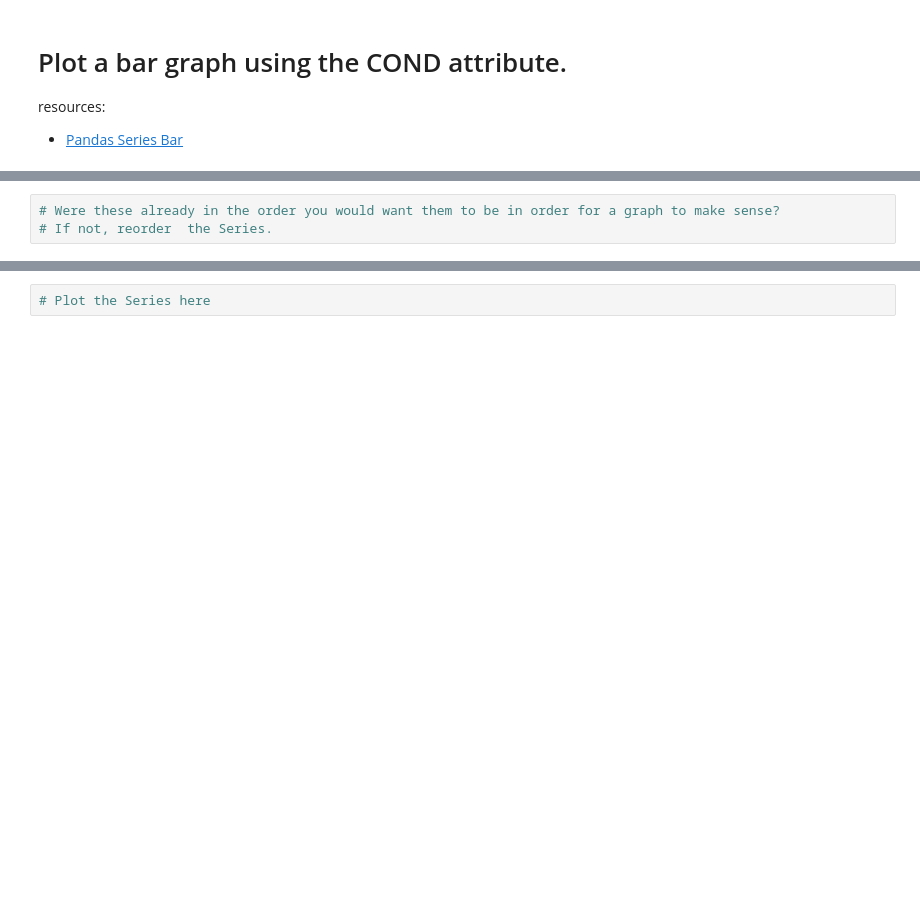
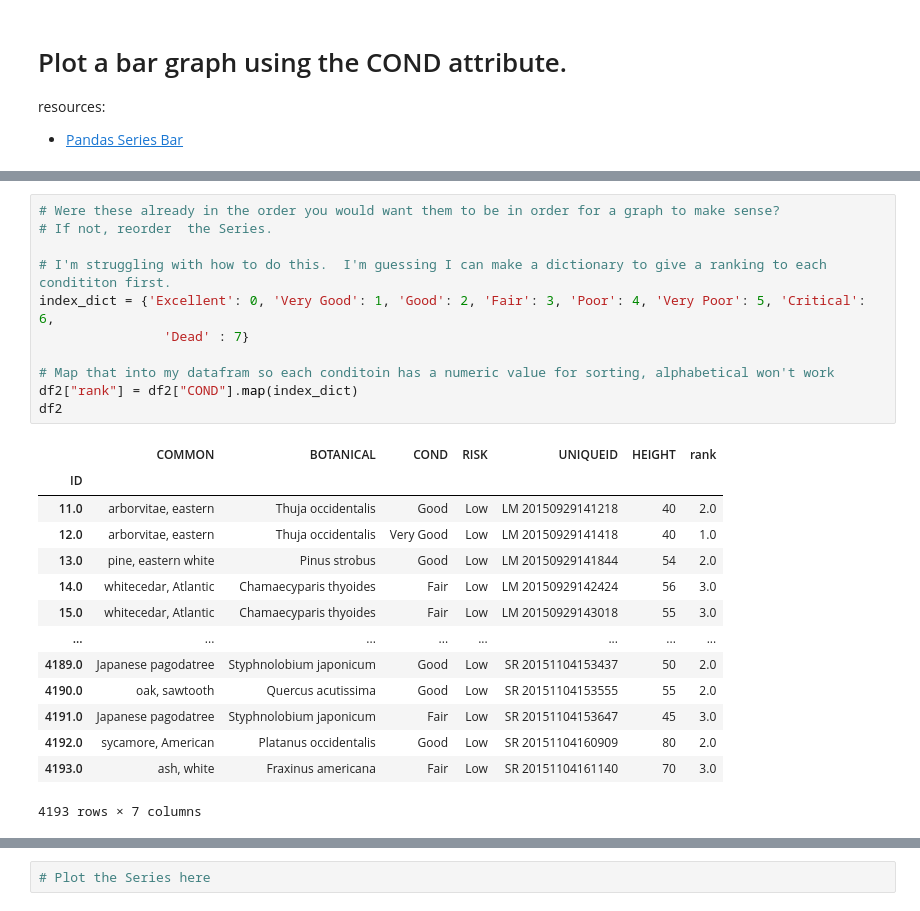
Before and after one commit to mikerly131/DataEngineering.Labs.CityOfNewarkDETreeSurvey, a Jupyter notebook: newark_de_tree_survey.ipynb, the cells around one changed output, grey strips where cells are left out. Cells and saved outputs as stored; diff of their text form; blank space fills up the shorter version.

Commit message:
pandas make no sense to me

```diff
--- a/newark_de_tree_survey.ipynb
+++ b/newark_de_tree_survey.ipynb
@@ -248,3 +267,26 @@ resources:
-# %%
-# Were these already in the order you would want them to be in order for a graph to make sense?
-# If not, reorder  the Series.
+# %%
+# Were these already in the order you would want them to be in order for a graph to make sense?
+# If not, reorder  the Series.
+
+# I'm struggling with how to do this.  I'm guessing I can make a dictionary to give a ranking to each condititon first.
+index_dict = {'Excellent': 0, 'Very Good': 1, 'Good': 2, 'Fair': 3, 'Poor': 4, 'Very Poor': 5, 'Critical': 6,
+                'Dead' : 7}
+
+# Map that into my datafram so each conditoin has a numeric value for sorting, alphabetical won't work
+df2["rank"] = df2["COND"].map(index_dict)
+df2
+# %% [output]
+|  | COMMON | BOTANICAL | COND | RISK | UNIQUEID | HEIGHT | rank |
+| ID |  |  |  |  |  |  |  |
+| 11.0 | arborvitae, eastern | Thuja occidentalis | Good | Low | LM 20150929141218 | 40 | 2.0 |
+| 12.0 | arborvitae, eastern | Thuja occidentalis | Very Good | Low | LM 20150929141418 | 40 | 1.0 |
+| 13.0 | pine, eastern white | Pinus strobus | Good | Low | LM 20150929141844 | 54 | 2.0 |
+| 14.0 | whitecedar, Atlantic | Chamaecyparis thyoides | Fair | Low | LM 20150929142424 | 56 | 3.0 |
+| 15.0 | whitecedar, Atlantic | Chamaecyparis thyoides | Fair | Low | LM 20150929143018 | 55 | 3.0 |
+| ... | ... | ... | ... | ... | ... | ... | ... |
+| 4189.0 | Japanese pagodatree | Styphnolobium japonicum | Good | Low | SR 20151104153437 | 50 | 2.0 |
+| 4190.0 | oak, sawtooth | Quercus acutissima | Good | Low | SR 20151104153555 | 55 | 2.0 |
+| 4191.0 | Japanese pagodatree | Styphnolobium japonicum | Fair | Low | SR 20151104153647 | 45 | 3.0 |
+| 4192.0 | sycamore, American | Platanus occidentalis | Good | Low | SR 20151104160909 | 80 | 2.0 |
+| 4193.0 | ash, white | Fraxinus americana | Fair | Low | SR 20151104161140 | 70 | 3.0 |
+4193 rows × 7 columns
```
Also changed, not shown: parts of 5 cells of this notebook.
